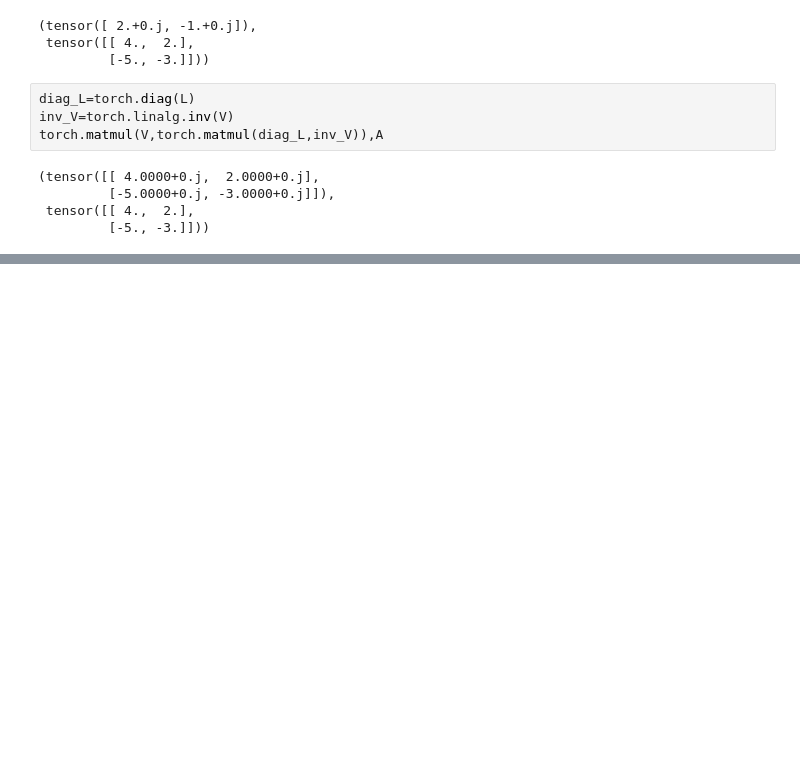
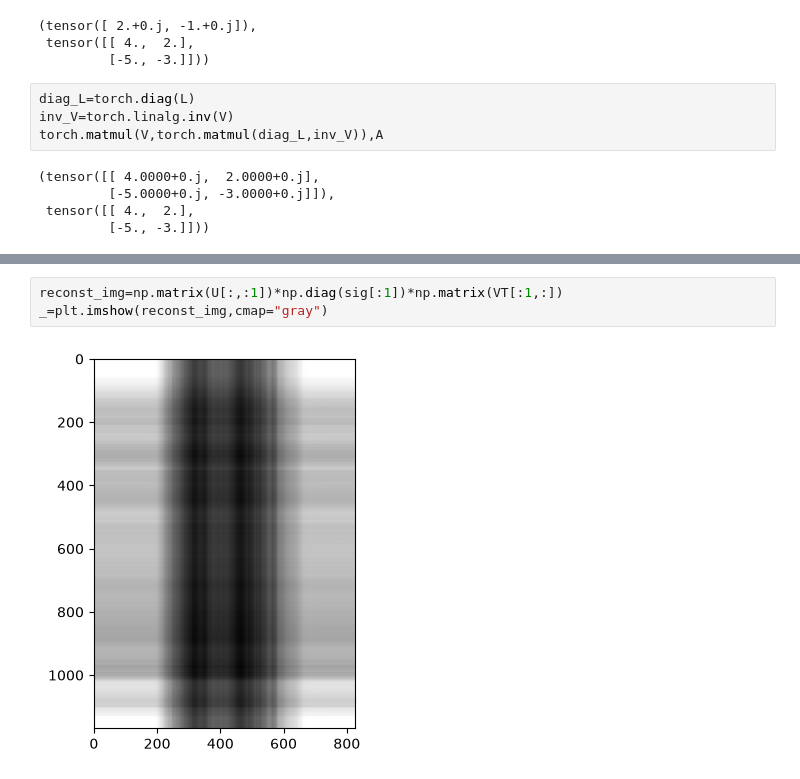
Before and after one commit to dhanushnatra/ML-Learning, a Jupyter notebook: tensor-practice.ipynb, the cells around one changed output, grey strips where cells are left out. Saved outputs shown, nothing was run; the diff lists cells and outputs as text; blank space fills up the shorter version.

```diff
--- a/tensor-practice.ipynb
+++ b/tensor-practice.ipynb
@@ -254,0 +313,5 @@ torch.matmul(V,torch.matmul(diag_L,inv_V)),A
+# %%
+reconst_img=np.matrix(U[:,:1])*np.diag(sig[:1])*np.matrix(VT[:1,:])
+_=plt.imshow(reconst_img,cmap="gray")
+# %% [output]
+[figure, added]
```
Also changed, not shown: parts of 9 cells of this notebook, 2 other files.
